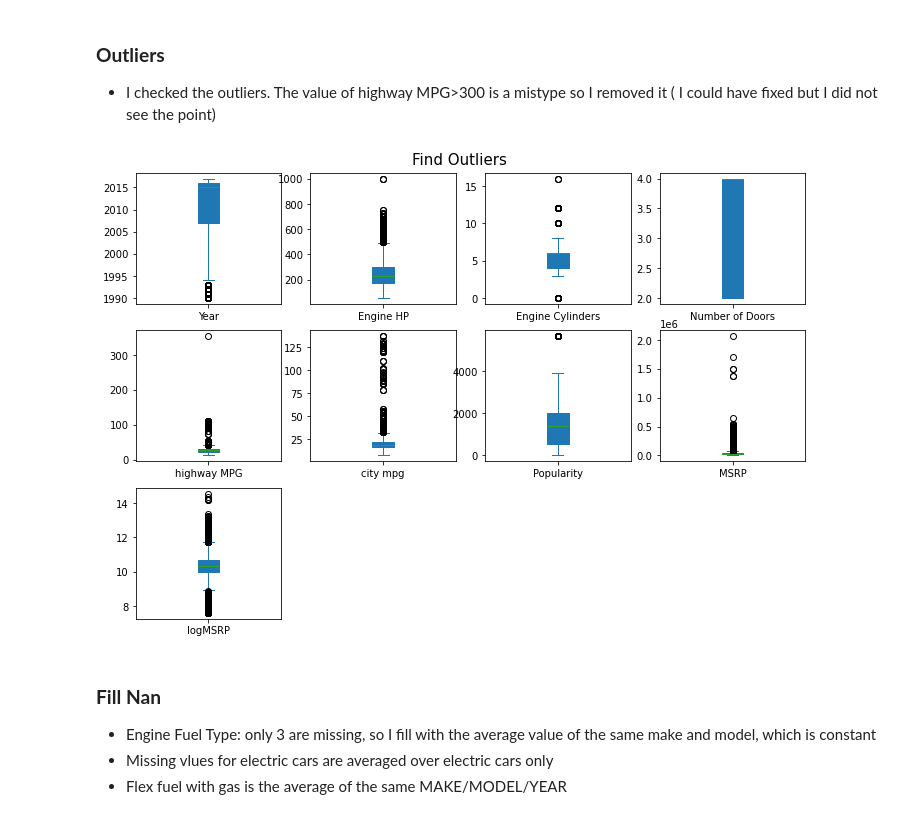
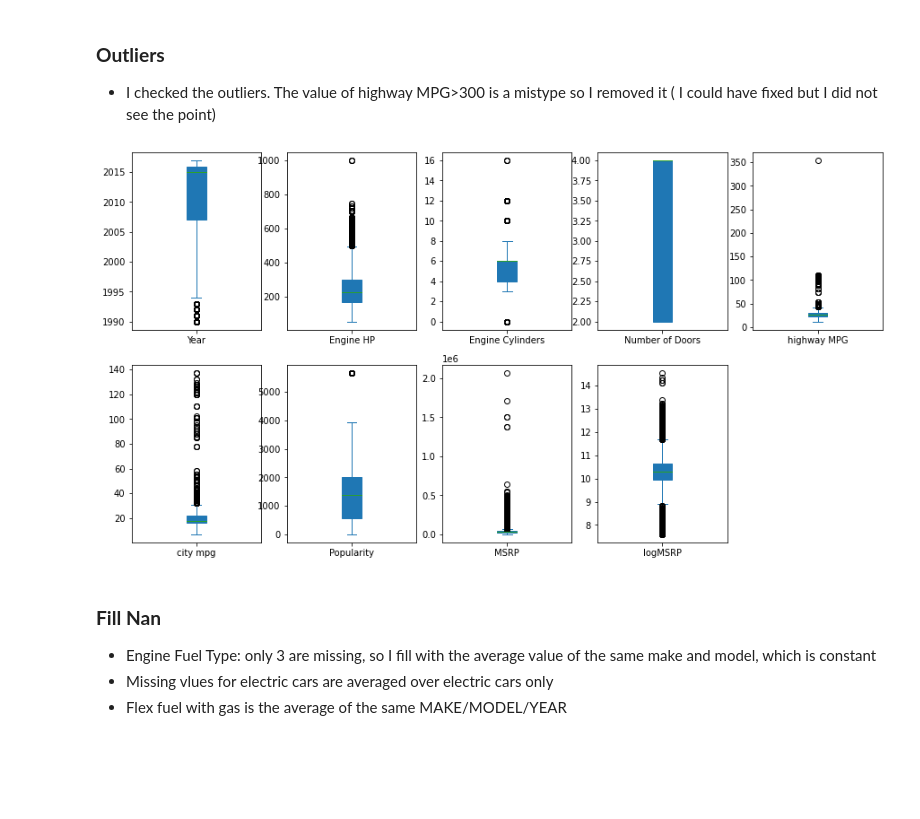
Before and after one commit to marghemar/Marketing_Analytics, a Jupyter notebook: infosys7.ipynb, the cells around one changed output. Saved outputs shown, nothing was run; the diff lists cells and outputs as text; code cells hidden in the pictures; blank space fills up the shorter version.

```diff
--- a/infosys7.ipynb
+++ b/infosys7.ipynb
@@ -84,17 +153,17 @@ cars[cars['Number of Doors'] == 3]['Number of Doors']=2
 # %%
 # See if there is any outliers
 
 # select columns to plot
 
-cars['logMSRP']= np.log(cars.MSRP)
+
 # subplots
-cars.plot(subplots=True, layout=(5,4), kind='box', figsize=(12,14), patch_artist=True)
-plt.suptitle('Find Outliers', fontsize=15, y=0.9)
+cars.plot(subplots=True, layout=(2,5), kind='box', figsize=(15,8), patch_artist=True)
+
 plt.savefig('boxplots.png', bbox_inches='tight')
 
 cars = cars[cars['highway MPG']<200]
 # %% [output]
-[figure, old version]
+[figure, new version]
 # %% [markdown]
 ### **Fill Nan**
 * Engine Fuel Type: only 3 are missing, so I fill with the average value of the same make and model, which is constant
```
Also changed, not shown: parts of 33 cells of this notebook, 14 other files.
